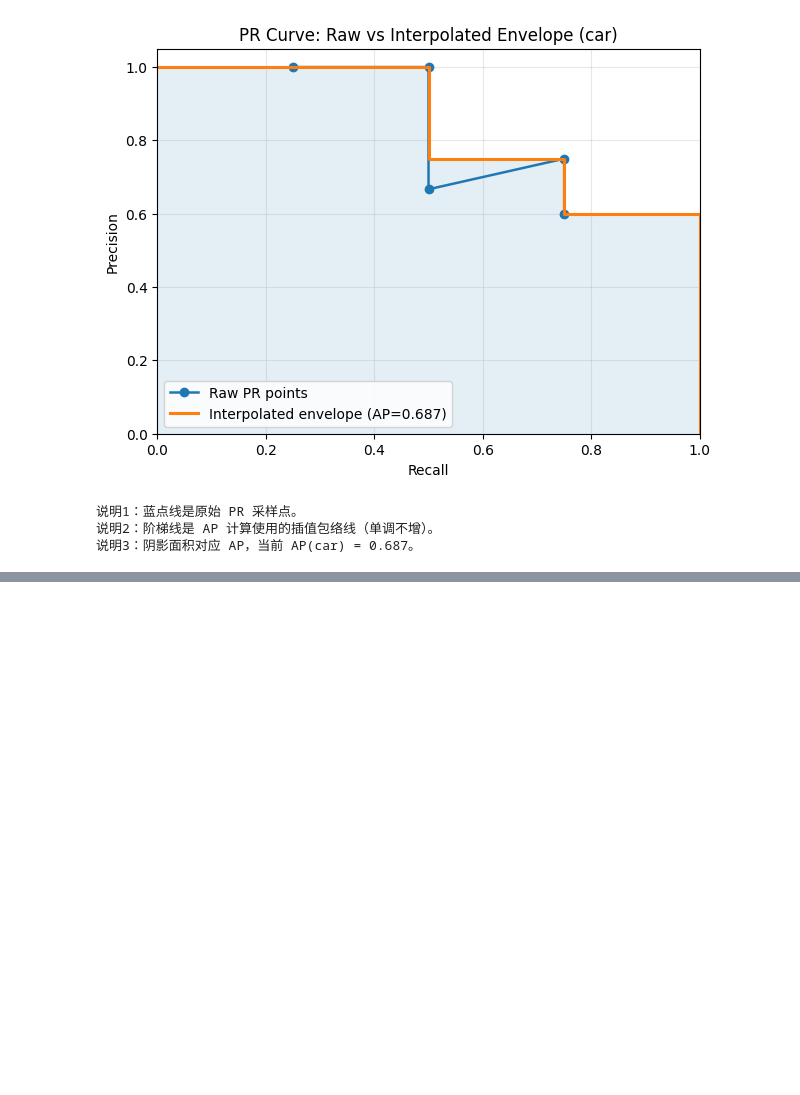
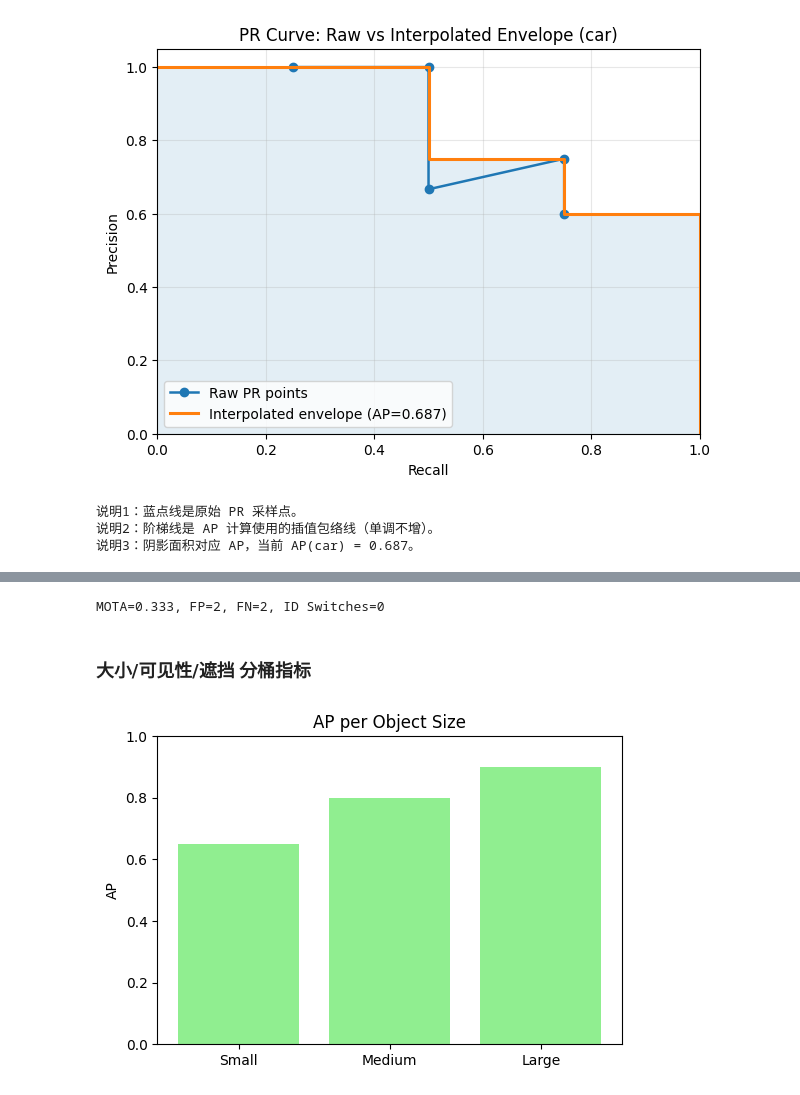
Before and after one commit to cola1917/ad-eval-suite, a Jupyter notebook: Metrics_Introduction.ipynb, the cells around one changed output, grey strips where cells are left out. Cells and saved outputs as stored; diff of their text form; code cells hidden in the pictures; blank space fills up the shorter version.

```diff
--- a/Metrics_Introduction.ipynb
+++ b/Metrics_Introduction.ipynb
@@ -209,0 +435,60 @@ print(f'说明3：阴影面积对应 AP，当前 AP(car) = {ap_car:.3f}。')
+# %%
+# 假设模拟三帧跟踪结果
+# 每帧 GT IDs
+gt_frames = [
+    [1,2],
+    [1,2],
+    [1,2]
+]
+
+# 每帧预测 IDs
+pred_frames = [
+    [1,3],
+    [1,2],
+    [2,3]
+]
+
+# 简单统计 MOTA / MOTP / ID Switch
+total_gt = sum(len(f) for f in gt_frames)
+total_FN = 0
+total_FP = 0
+id_switches = 0
+
+# 用 dict 追踪 ID
+last_assignments = {}
+
+for frame_idx, (gt, pred) in enumerate(zip(gt_frames, pred_frames)):
+    gt_set = set(gt)
+    pred_set = set(pred)
+    tp = gt_set.intersection(pred_set)
+    fn = gt_set - pred_set
+    fp = pred_set - gt_set
+    total_FN += len(fn)
+    total_FP += len(fp)
+
+    # ID Switch 统计 (简单模拟)
+    for obj in tp:
+        if obj in last_assignments and last_assignments[obj] != obj:
+            id_switches += 1
+        last_assignments[obj] = obj
+
+MOTA = 1 - (total_FN + total_FP + id_switches)/total_gt
+print(f"MOTA={MOTA:.3f}, FP={total_FP}, FN={total_FN}, ID Switches={id_switches}")
+# %% [output]
+MOTA=0.333, FP=2, FN=2, ID Switches=0
+# %% [markdown]
+### 大小/可见性/遮挡 分桶指标
+# %%
+# 假设不同尺寸目标 AP
+ap_small = 0.65
+ap_medium = 0.80
+ap_large = 0.90
+
+plt.figure(figsize=(6,4))
+plt.bar(['Small','Medium','Large'], [ap_small, ap_medium, ap_large], color='lightgreen')
+plt.ylim(0,1.0)
+plt.ylabel('AP')
+plt.title('AP per Object Size')
+plt.show()
+# %% [output]
+[figure, added]
```
Also changed, not shown: parts of 11 cells of this notebook.
